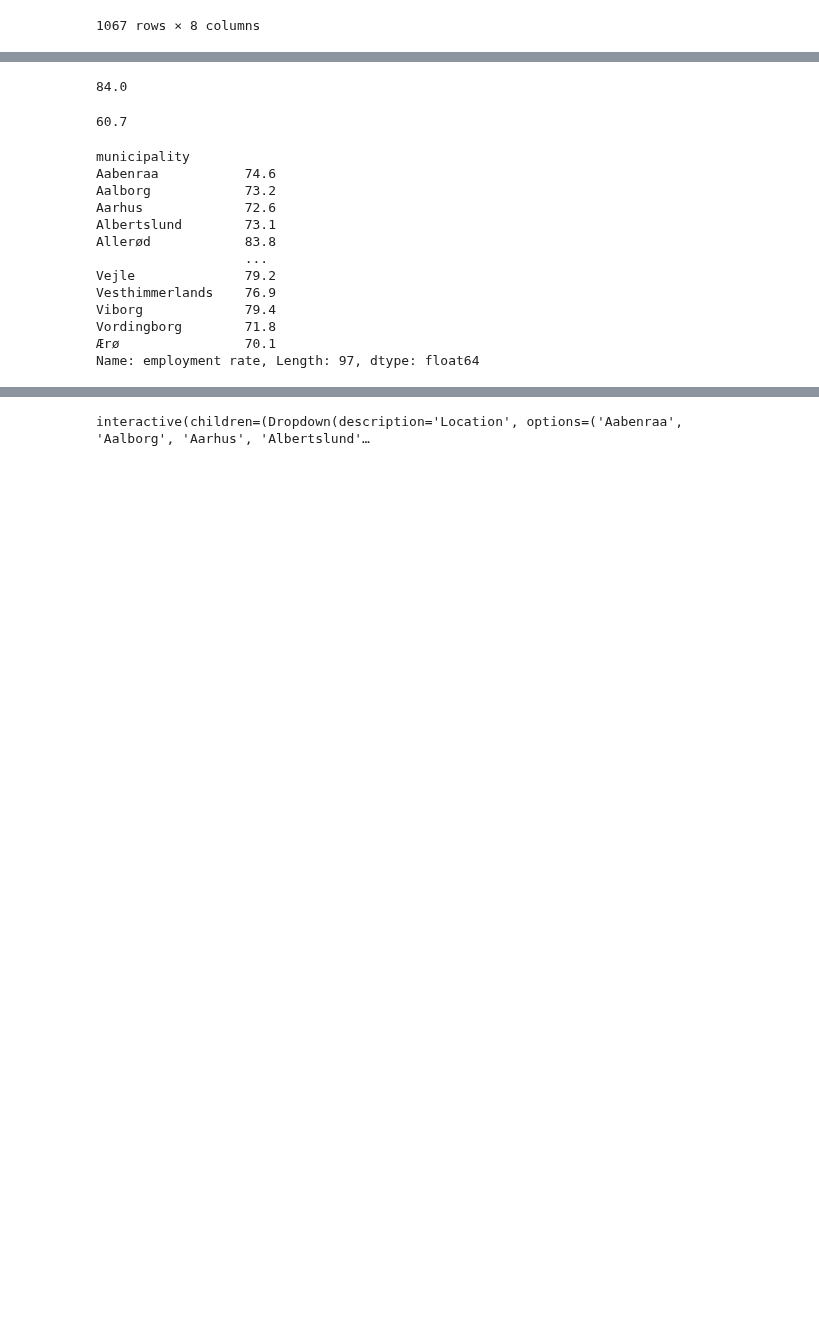
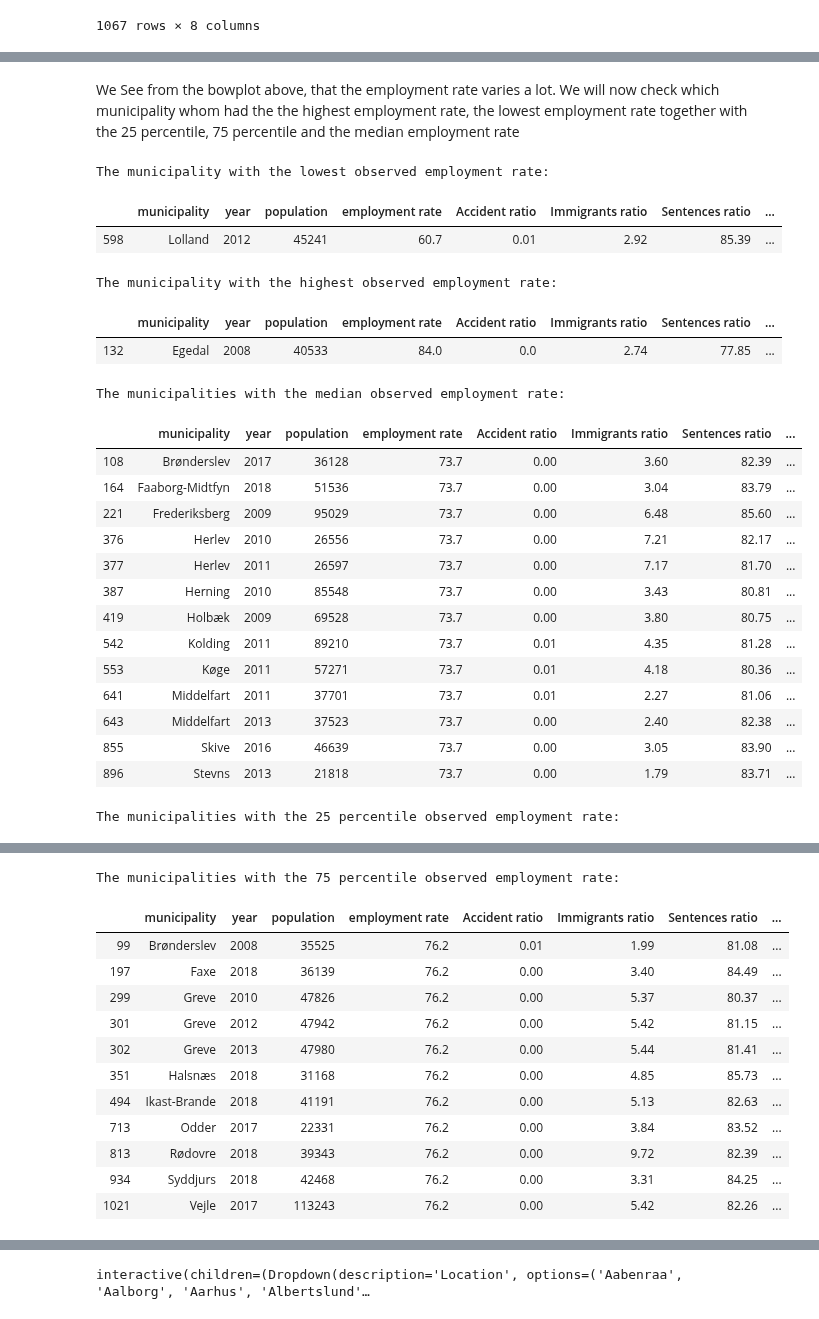
Before and after one commit to Rapyki/projects-2020-slangerne, a Jupyter notebook: dataproject/dataprojecthen.ipynb, the cells around one changed output, grey strips where cells are left out. Saved outputs shown, nothing was run; the diff lists cells and outputs as text; code cells hidden in the pictures; blank space fills up the shorter version.

```diff
--- a/dataproject/dataprojecthen.ipynb
+++ b/dataproject/dataprojecthen.ipynb
@@ -349,20 +341,42 @@ plt.boxplot(Table2['employment rate'],vert=False, showcaps=True, showmeans=True,
-# %%
-
-display(max(Table2['employment rate']),min(Table2['employment rate']))
-Table2.groupby(['municipality'], sort=False)['employment rate'].max()
-# %% [output]
-84.0
-60.7
-municipality
-Aabenraa           74.6
-Aalborg            73.2
-Aarhus             72.6
-Albertslund        73.1
-Allerød            83.8
-                   ...
-Vejle              79.2
-Vesthimmerlands    76.9
-Viborg             79.4
-Vordingborg        71.8
-Ærø                70.1
-Name: employment rate, Length: 97, dtype: float64
+# %% [markdown]
+We See from the bowplot above, that the employment rate varies a lot. We will now check which municipality whom had the the highest employment rate, the lowest employment rate together with the 25 percentile, 75 percentile and the median employment rate
+# %%
+ #Displaying the wanted municipalities:
+
+print('The municipality with the lowest observed employment rate:')
+display(Table2.loc[Table2['employment rate'] == np.min(Table2['employment rate'])])
+
+print('The municipality with the highest observed employment rate:')
+display(Table2.loc[Table2['employment rate'] == np.max(Table2['employment rate'])])
+
+print('The municipalities with the median observed employment rate:')
+display(Table2.loc[Table2['employment rate'] == np.median(Table2['employment rate'])])
+
+print('The municipalities with the 25 percentile observed employment rate:')
+display(Table2.loc[Table2['employment rate'] == np.percentile(Table2['employment rate'], 25)])
+
+print('The municipalities with the 75 percentile observed employment rate:')
+display(Table2.loc[Table2['employment rate'] == np.percentile(Table2['employment rate'], 75)])
+# %% [output]
+The municipality with the lowest observed employment rate:
+|  | municipality | year | population | employment rate | Accident ratio | Immigrants ratio | Sentences ratio | ... |
+| 598 | Lolland | 2012 | 45241 | 60.7 | 0.01 | 2.92 | 85.39 | ... |
+The municipality with the highest observed employment rate:
+|  | municipality | year | population | employment rate | Accident ratio | Immigrants ratio | Sentences ratio | ... |
+| 132 | Egedal | 2008 | 40533 | 84.0 | 0.0 | 2.74 | 77.85 | ... |
+The municipalities with the median observed employment rate:
+|  | municipality | year | population | employment rate | Accident ratio | Immigrants ratio | Sentences ratio | ... |
+| 108 | Brønderslev | 2017 | 36128 | 73.7 | 0.00 | 3.60 | 82.39 | ... |
+| 164 | Faaborg-Midtfyn | 2018 | 51536 | 73.7 | 0.00 | 3.04 | 83.79 | ... |
+| 221 | Frederiksberg | 2009 | 95029 | 73.7 | 0.00 | 6.48 | 85.60 | ... |
+| 376 | Herlev | 2010 | 26556 | 73.7 | 0.00 | 7.21 | 82.17 | ... |
+| 377 | Herlev | 2011 | 26597 | 73.7 | 0.00 | 7.17 | 81.70 | ... |
+| 387 | Herning | 2010 | 85548 | 73.7 | 0.00 | 3.43 | 80.81 | ... |
+| 419 | Holbæk | 2009 | 69528 | 73.7 | 0.00 | 3.80 | 80.75 | ... |
+| 542 | Kolding | 2011 | 89210 | 73.7 | 0.01 | 4.35 | 81.28 | ... |
+| 553 | Køge | 2011 | 57271 | 73.7 | 0.01 | 4.18 | 80.36 | ... |
+| 641 | Middelfart | 2011 | 37701 | 73.7 | 0.01 | 2.27 | 81.06 | ... |
+| 643 | Middelfart | 2013 | 37523 | 73.7 | 0.00 | 2.40 | 82.38 | ... |
+| 855 | Skive | 2016 | 46639 | 73.7 | 0.00 | 3.05 | 83.90 | ... |
+| 896 | Stevns | 2013 | 21818 | 73.7 | 0.00 | 1.79 | 83.71 | ... |
+The municipalities with the 25 percentile observed employment rate:
@@ -368,0 +391,13 @@ Name: employment rate, Length: 97, dtype: float64
+The municipalities with the 75 percentile observed employment rate:
+|  | municipality | year | population | employment rate | Accident ratio | Immigrants ratio | Sentences ratio | ... |
+| 99 | Brønderslev | 2008 | 35525 | 76.2 | 0.01 | 1.99 | 81.08 | ... |
+| 197 | Faxe | 2018 | 36139 | 76.2 | 0.00 | 3.40 | 84.49 | ... |
+| 299 | Greve | 2010 | 47826 | 76.2 | 0.00 | 5.37 | 80.37 | ... |
+| 301 | Greve | 2012 | 47942 | 76.2 | 0.00 | 5.42 | 81.15 | ... |
+| 302 | Greve | 2013 | 47980 | 76.2 | 0.00 | 5.44 | 81.41 | ... |
+| 351 | Halsnæs | 2018 | 31168 | 76.2 | 0.00 | 4.85 | 85.73 | ... |
+| 494 | Ikast-Brande | 2018 | 41191 | 76.2 | 0.00 | 5.13 | 82.63 | ... |
+| 713 | Odder | 2017 | 22331 | 76.2 | 0.00 | 3.84 | 83.52 | ... |
+| 813 | Rødovre | 2018 | 39343 | 76.2 | 0.00 | 9.72 | 82.39 | ... |
+| 934 | Syddjurs | 2018 | 42468 | 76.2 | 0.00 | 3.31 | 84.25 | ... |
+| 1021 | Vejle | 2017 | 113243 | 76.2 | 0.00 | 5.42 | 82.26 | ... |
```
Also changed, not shown: parts of 10 cells of this notebook.
